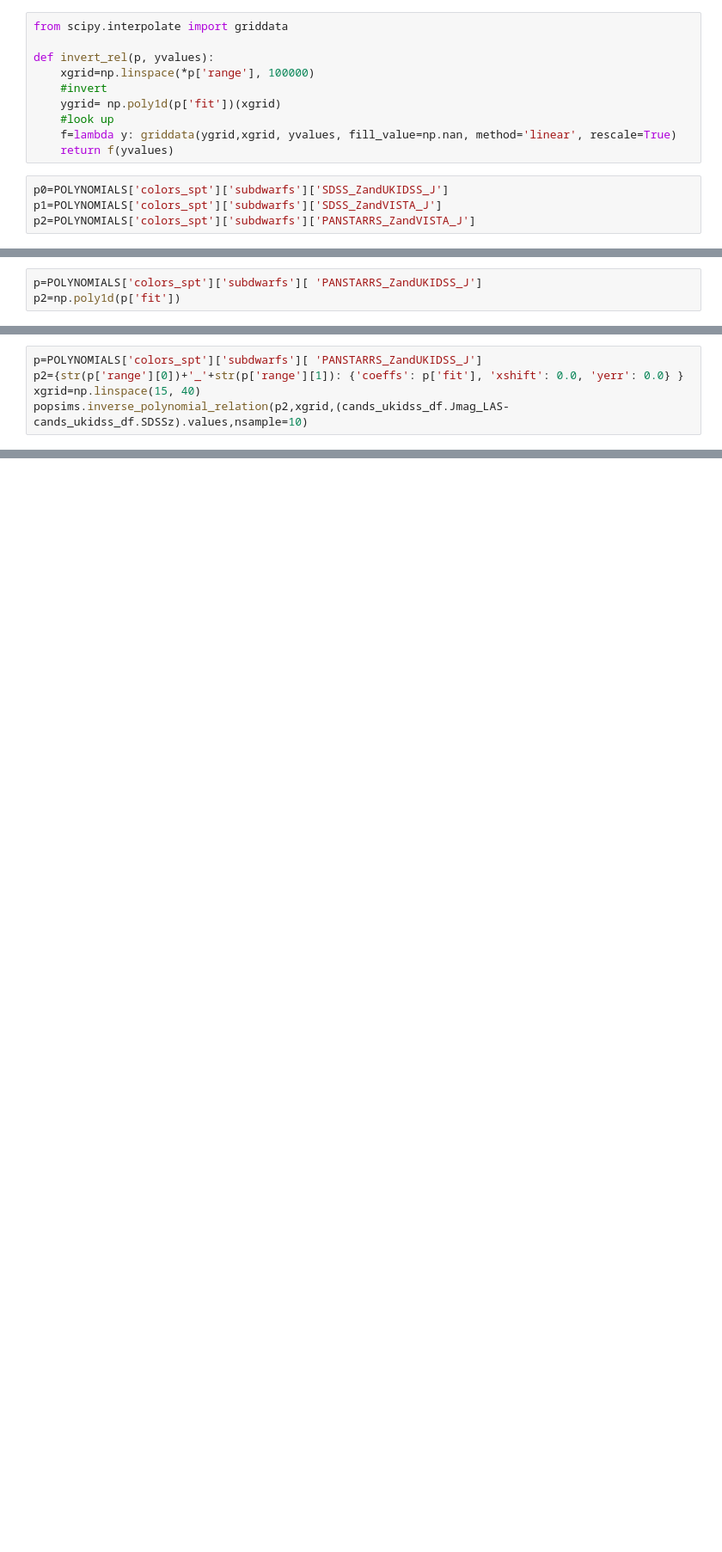
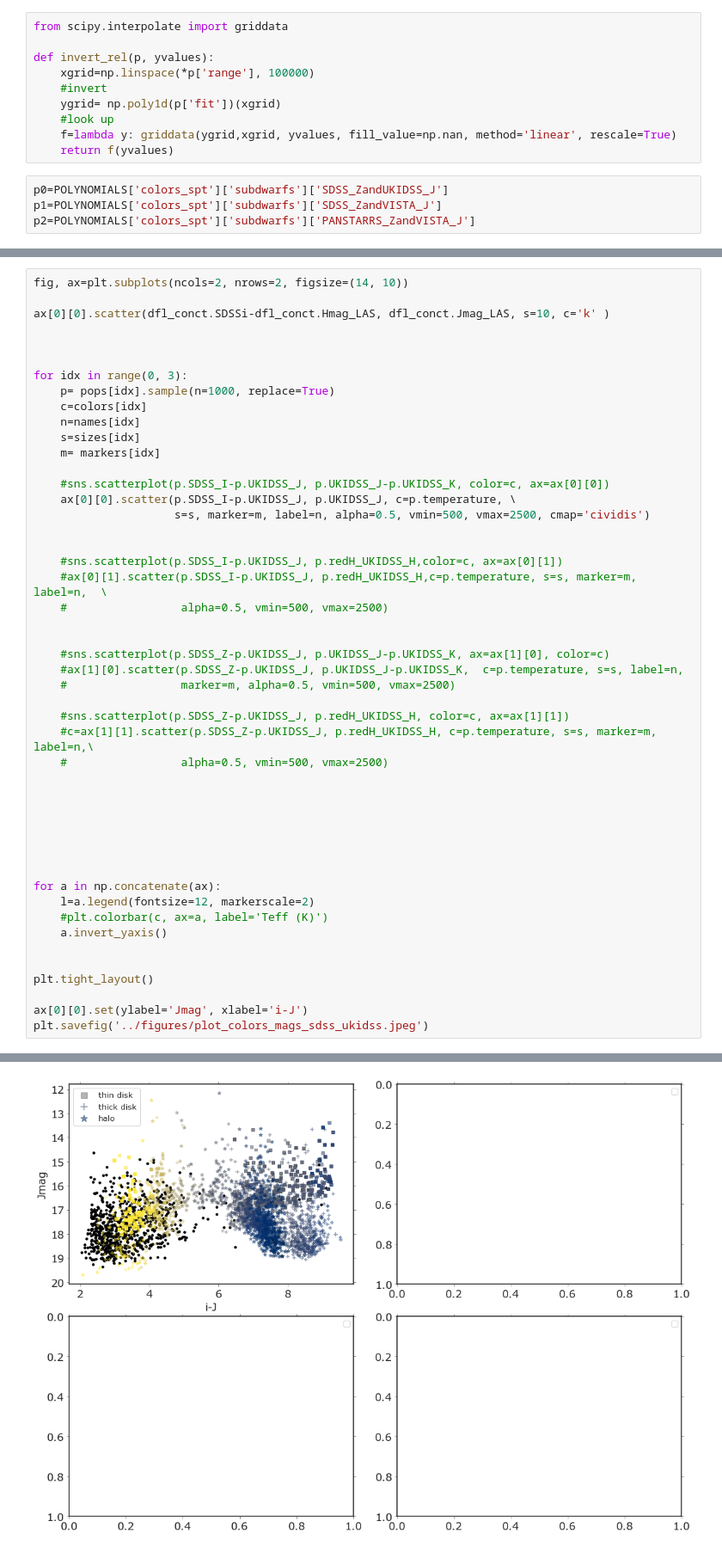
Before and after one commit to caganze/lsstsims, a Jupyter notebook: notebooks/Lodieu VHS, SDSS paper.ipynb, the cells around one changed output, grey strips where cells are left out. Shown: that part at 86% size. Saved outputs shown, nothing was run; the diff lists cells and outputs as text; blank space fills up the shorter version.

```diff
--- a/notebooks/Lodieu VHS, SDSS paper.ipynb
+++ b/notebooks/Lodieu VHS, SDSS paper.ipynb
@@ -607,3 +605,0 @@ len(cands_ukidss_df), len(cands_vhs_df), len(cands_ps1_df)
-# %%
-p=POLYNOMIALS['colors_spt']['subdwarfs'][ 'PANSTARRS_ZandUKIDSS_J']
-p2=np.poly1d(p['fit'])
@@ -630,5 +605,0 @@ p
-# %%
-p=POLYNOMIALS['colors_spt']['subdwarfs'][ 'PANSTARRS_ZandUKIDSS_J']
-p2={str(p['range'][0])+'_'+str(p['range'][1]): {'coeffs': p['fit'], 'xshift': 0.0, 'yerr': 0.0} }
-xgrid=np.linspace(15, 40)
-popsims.inverse_polynomial_relation(p2,xgrid,(cands_ukidss_df.Jmag_LAS-cands_ukidss_df.SDSSz).values,nsample=10)
@@ -644,0 +606,49 @@ dict_keys(['subdwarfs', 'dwarfs', 'esd'])
+# %%
+fig, ax=plt.subplots(ncols=2, nrows=2, figsize=(14, 10))
+
+ax[0][0].scatter(dfl_conct.SDSSi-dfl_conct.Hmag_LAS, dfl_conct.Jmag_LAS, s=10, c='k' )
+
+
+
+for idx in range(0, 3):
+    p= pops[idx].sample(n=1000, replace=True)
+    c=colors[idx]
+    n=names[idx]
+    s=sizes[idx]
+    m= markers[idx]
+
+    #sns.scatterplot(p.SDSS_I-p.UKIDSS_J, p.UKIDSS_J-p.UKIDSS_K, color=c, ax=ax[0][0])
+    ax[0][0].scatter(p.SDSS_I-p.UKIDSS_J, p.UKIDSS_J, c=p.temperature, \
+                     s=s, marker=m, label=n, alpha=0.5, vmin=500, vmax=2500, cmap='cividis')
+
+
+    #sns.scatterplot(p.SDSS_I-p.UKIDSS_J, p.redH_UKIDSS_H,color=c, ax=ax[0][1])
+    #ax[0][1].scatter(p.SDSS_I-p.UKIDSS_J, p.redH_UKIDSS_H,c=p.temperature, s=s, marker=m, label=n,  \
+    #                 alpha=0.5, vmin=500, vmax=2500)
+
+
+    #sns.scatterplot(p.SDSS_Z-p.UKIDSS_J, p.UKIDSS_J-p.UKIDSS_K, ax=ax[1][0], color=c)
+    #ax[1][0].scatter(p.SDSS_Z-p.UKIDSS_J, p.UKIDSS_J-p.UKIDSS_K,  c=p.temperature, s=s, label=n,
+    #                 marker=m, alpha=0.5, vmin=500, vmax=2500)
+
+    #sns.scatterplot(p.SDSS_Z-p.UKIDSS_J, p.redH_UKIDSS_H, color=c, ax=ax[1][1])
+    #c=ax[1][1].scatter(p.SDSS_Z-p.UKIDSS_J, p.redH_UKIDSS_H, c=p.temperature, s=s, marker=m, label=n,\
+    #                 alpha=0.5, vmin=500, vmax=2500)
+
+
+
+
+
+
+
+for a in np.concatenate(ax):
+    l=a.legend(fontsize=12, markerscale=2)
+    #plt.colorbar(c, ax=a, label='Teff (K)')
+    a.invert_yaxis()
+
+
+plt.tight_layout()
+
+ax[0][0].set(ylabel='Jmag', xlabel='i-J')
+plt.savefig('../figures/plot_colors_mags_sdss_ukidss.jpeg')
+# %% [output]
@@ -644,0 +658 @@ dict_keys(['subdwarfs', 'dwarfs', 'esd'])
+[figure, added]
```
Also changed, not shown: parts of 24 cells of this notebook, 9 other files.
